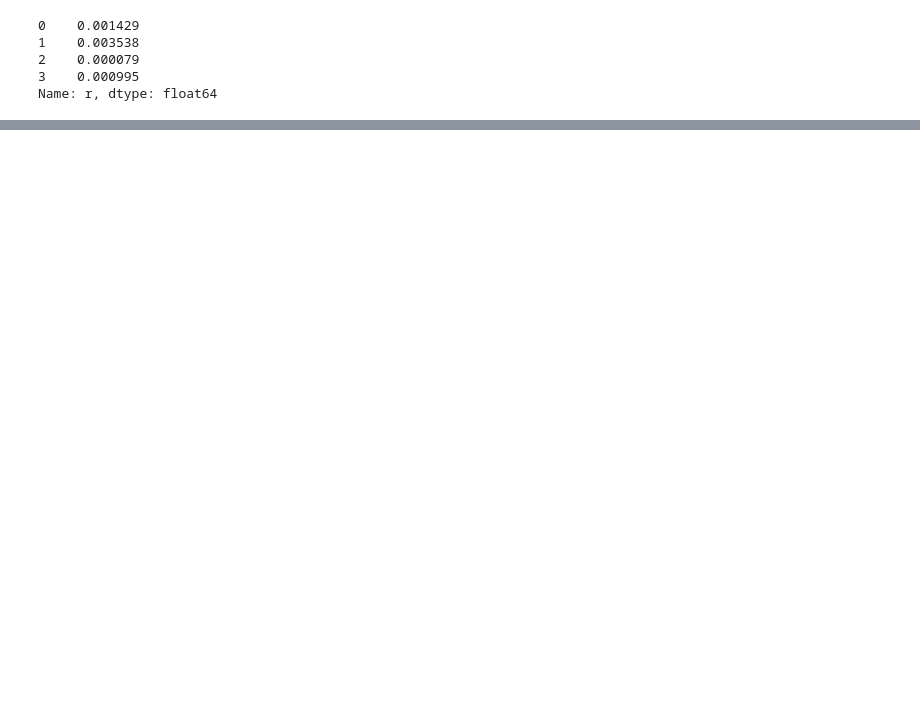
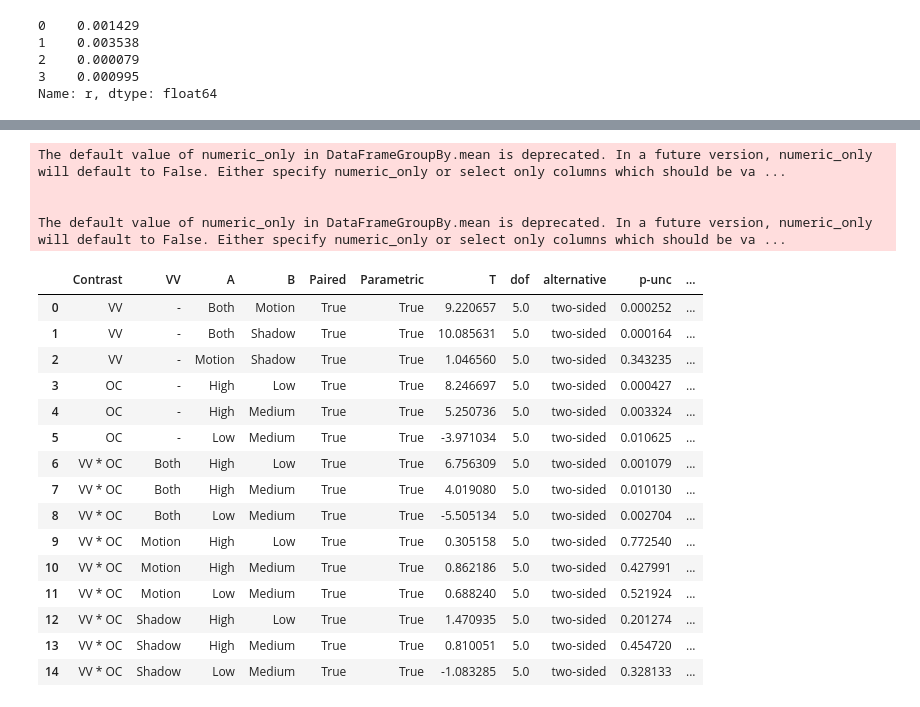
Before and after one commit to Compaagnie/ExperimentalDesign, a Jupyter notebook: Statistical_Analisys.ipynb, the cells around one changed output, grey strips where cells are left out. Cells and saved outputs as stored; diff of their text form; code cells hidden in the pictures; blank space fills up the shorter version.

```diff
--- a/Statistical_Analisys.ipynb
+++ b/Statistical_Analisys.ipynb
@@ -208,0 +273,24 @@ Name: r, dtype: float64
+# %%
+posthoc = pg.pairwise_tests(data=data, dv='visualSearchTime', within=['VV', 'OC'], subject='ParticipantID', parametric=True, padjust='holm', effsize='cohen')
+posthoc
+# %% [output]
+The default value of numeric_only in DataFrameGroupBy.mean is deprecated. In a future version, numeric_only will default to False. Either specify numeric_only or select only columns which should be va ...
+
+
+The default value of numeric_only in DataFrameGroupBy.mean is deprecated. In a future version, numeric_only will default to False. Either specify numeric_only or select only columns which should be va ...
+|  | Contrast | VV | A | B | Paired | Parametric | T | dof | alternative | p-unc | ... |
+| 0 | VV | - | Both | Motion | True | True | 9.220657 | 5.0 | two-sided | 0.000252 | ... |
+| 1 | VV | - | Both | Shadow | True | True | 10.085631 | 5.0 | two-sided | 0.000164 | ... |
+| 2 | VV | - | Motion | Shadow | True | True | 1.046560 | 5.0 | two-sided | 0.343235 | ... |
+| 3 | OC | - | High | Low | True | True | 8.246697 | 5.0 | two-sided | 0.000427 | ... |
+| 4 | OC | - | High | Medium | True | True | 5.250736 | 5.0 | two-sided | 0.003324 | ... |
+| 5 | OC | - | Low | Medium | True | True | -3.971034 | 5.0 | two-sided | 0.010625 | ... |
+| 6 | VV * OC | Both | High | Low | True | True | 6.756309 | 5.0 | two-sided | 0.001079 | ... |
+| 7 | VV * OC | Both | High | Medium | True | True | 4.019080 | 5.0 | two-sided | 0.010130 | ... |
+| 8 | VV * OC | Both | Low | Medium | True | True | -5.505134 | 5.0 | two-sided | 0.002704 | ... |
+| 9 | VV * OC | Motion | High | Low | True | True | 0.305158 | 5.0 | two-sided | 0.772540 | ... |
+| 10 | VV * OC | Motion | High | Medium | True | True | 0.862186 | 5.0 | two-sided | 0.427991 | ... |
+| 11 | VV * OC | Motion | Low | Medium | True | True | 0.688240 | 5.0 | two-sided | 0.521924 | ... |
+| 12 | VV * OC | Shadow | High | Low | True | True | 1.470935 | 5.0 | two-sided | 0.201274 | ... |
+| 13 | VV * OC | Shadow | High | Medium | True | True | 0.810051 | 5.0 | two-sided | 0.454720 | ... |
+| 14 | VV * OC | Shadow | Low | Medium | True | True | -1.083285 | 5.0 | two-sided | 0.328133 | ... |
```
Also changed, not shown: parts of 10 cells of this notebook.
